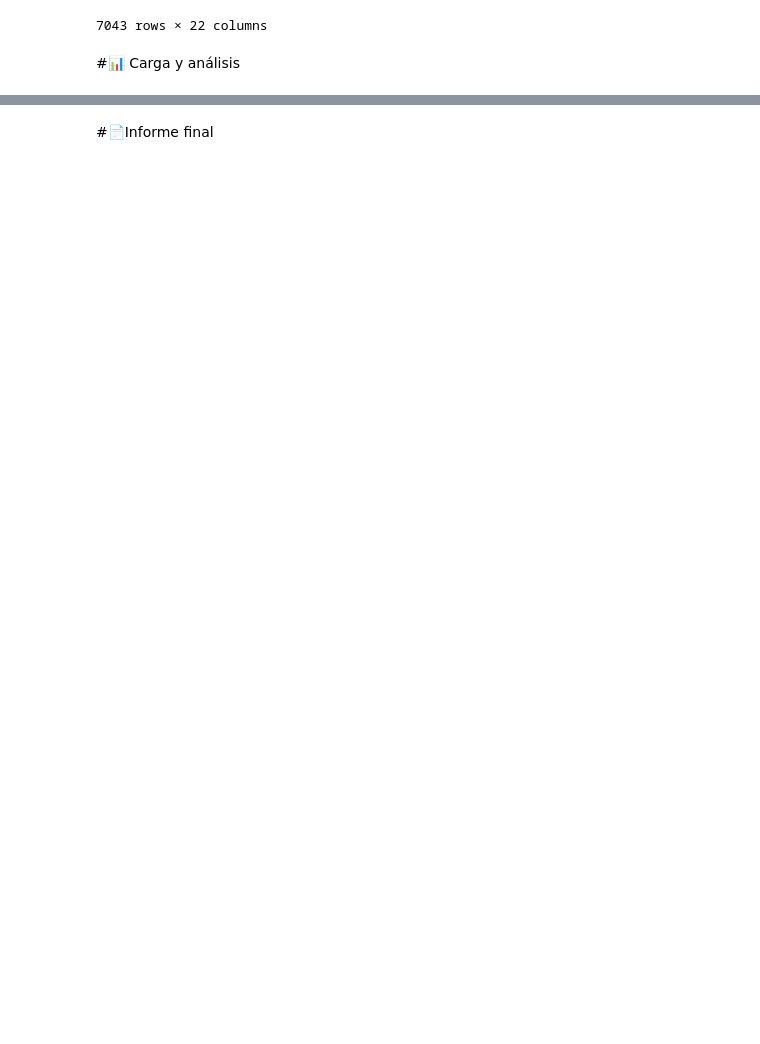
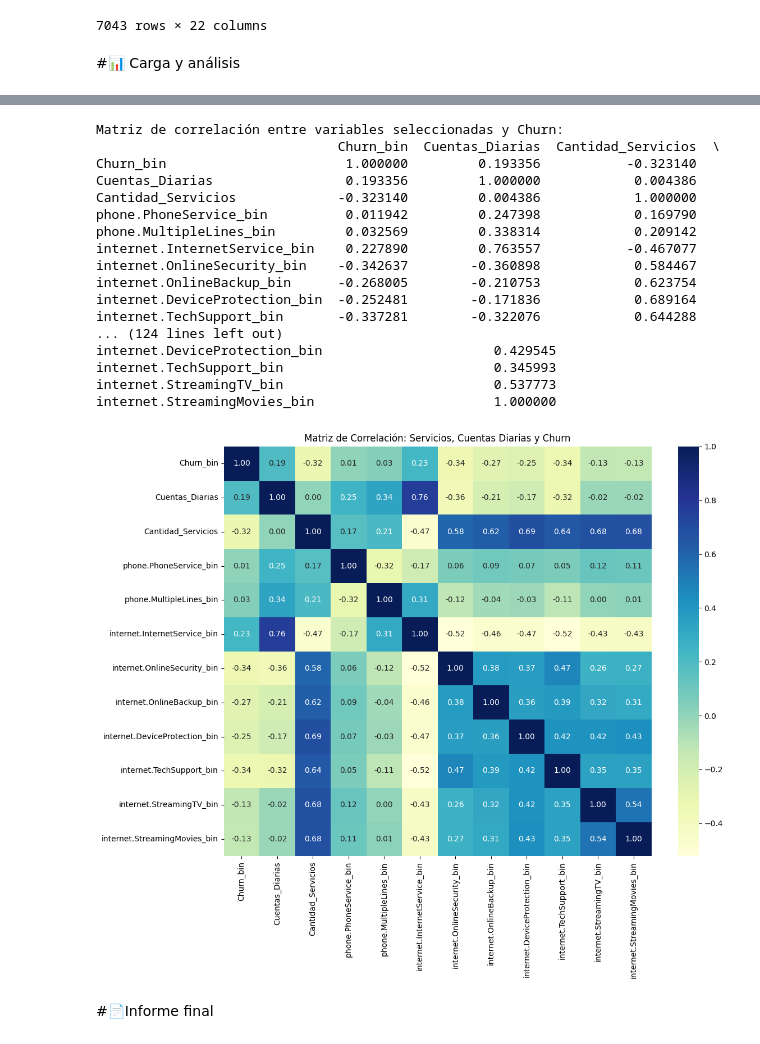
Before and after one commit to adsecv/ctx_aec_1, a Jupyter notebook: Telecom_X.ipynb, the cells around one changed output, grey strips where cells are left out. Saved outputs shown, nothing was run; the diff lists cells and outputs as text; code cells hidden in the pictures; blank space fills up the shorter version.

Commit message:
Análisis

```diff
--- a/Telecom_X.ipynb
+++ b/Telecom_X.ipynb
@@ -253,2 +374,75 @@ tabla_normalizada
+# %%
+# Análisis de correlación con variables clave
+import seaborn as sns
+import matplotlib.pyplot as plt
+
+# Columnas de servicios a convertir a formato binario
+columnas_servicios = [
+    'phone.PhoneService',
+    'phone.MultipleLines',
+    'internet.InternetService',
+    'internet.OnlineSecurity',
+    'internet.OnlineBackup',
+    'internet.DeviceProtection',
+    'internet.TechSupport',
+    'internet.StreamingTV',
+    'internet.StreamingMovies'
+]
+
+# Nuevo DataFrame para el análisis de correlación
+df_correlacion = pd.DataFrame()
+
+# Agregamos la columna binaria de churn
+df_correlacion['Churn_bin'] = tabla_normalizada['Churn'].apply(
+    lambda x: 1 if str(x).strip().lower() == 'yes' else 0
+)
+
+# Agregamos la columna ya existente 'Cuentas_Diarias'
+df_correlacion['Cuentas_Diarias'] = tabla_normalizada['Cuentas_Diarias']
+
+# Convertimos los servicios a binario y los agregamos
+for col in columnas_servicios:
+    nueva_col = col + '_bin'
+    df_correlacion[nueva_col] = tabla_normalizada[col].apply(
+        lambda x: 1 if str(x).strip().lower() not in ['no', 'none', '', 'nan'] else 0
+    )
+
+# Agregamos la cantidad total de servicios contratados
+servicios_bin_cols = [col + '_bin' for col in columnas_servicios]
+df_correlacion['Cantidad_Servicios'] = df_correlacion[servicios_bin_cols].sum(axis=1)
+
+# Calculamos la matriz de correlación
+columnas_analisis = ['Churn_bin', 'Cuentas_Diarias', 'Cantidad_Servicios'] + servicios_bin_cols
+matriz_corr = df_correlacion[columnas_analisis].corr()
+
+# Mostramos la matriz de correlación
+print("Matriz de correlación entre variables seleccionadas y Churn:")
+print(matriz_corr)
+
+# Visualización con heatmap
+plt.figure(figsize=(12, 10))
+sns.heatmap(matriz_corr, annot=True, cmap='YlGnBu', fmt=".2f")
+plt.title('Matriz de Correlación: Servicios, Cuentas Diarias y Churn')
+plt.tight_layout()
+plt.show()
+# %% [output]
+Matriz de correlación entre variables seleccionadas y Churn:
+                               Churn_bin  Cuentas_Diarias  Cantidad_Servicios  \
+Churn_bin                       1.000000         0.193356           -0.323140
+Cuentas_Diarias                 0.193356         1.000000            0.004386
+Cantidad_Servicios             -0.323140         0.004386            1.000000
+phone.PhoneService_bin          0.011942         0.247398            0.169790
+phone.MultipleLines_bin         0.032569         0.338314            0.209142
+internet.InternetService_bin    0.227890         0.763557           -0.467077
+internet.OnlineSecurity_bin    -0.342637        -0.360898            0.584467
+internet.OnlineBackup_bin      -0.268005        -0.210753            0.623754
+internet.DeviceProtection_bin  -0.252481        -0.171836            0.689164
+internet.TechSupport_bin       -0.337281        -0.322076            0.644288
+... (124 lines left out)
+internet.DeviceProtection_bin                      0.429545
+internet.TechSupport_bin                           0.345993
+internet.StreamingTV_bin                           0.537773
+internet.StreamingMovies_bin                       1.000000
+[figure, added]
 # %% [markdown]
 #📄Informe final
```
Also changed, not shown: parts of 12 cells of this notebook.
